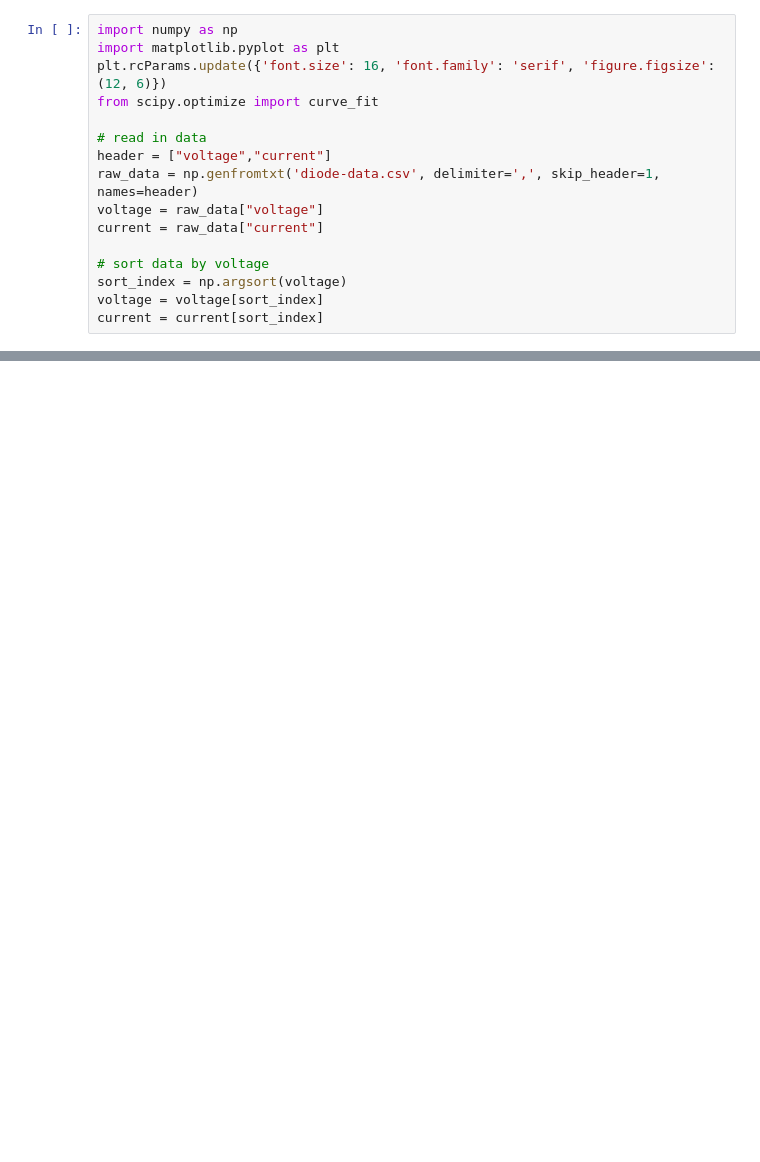
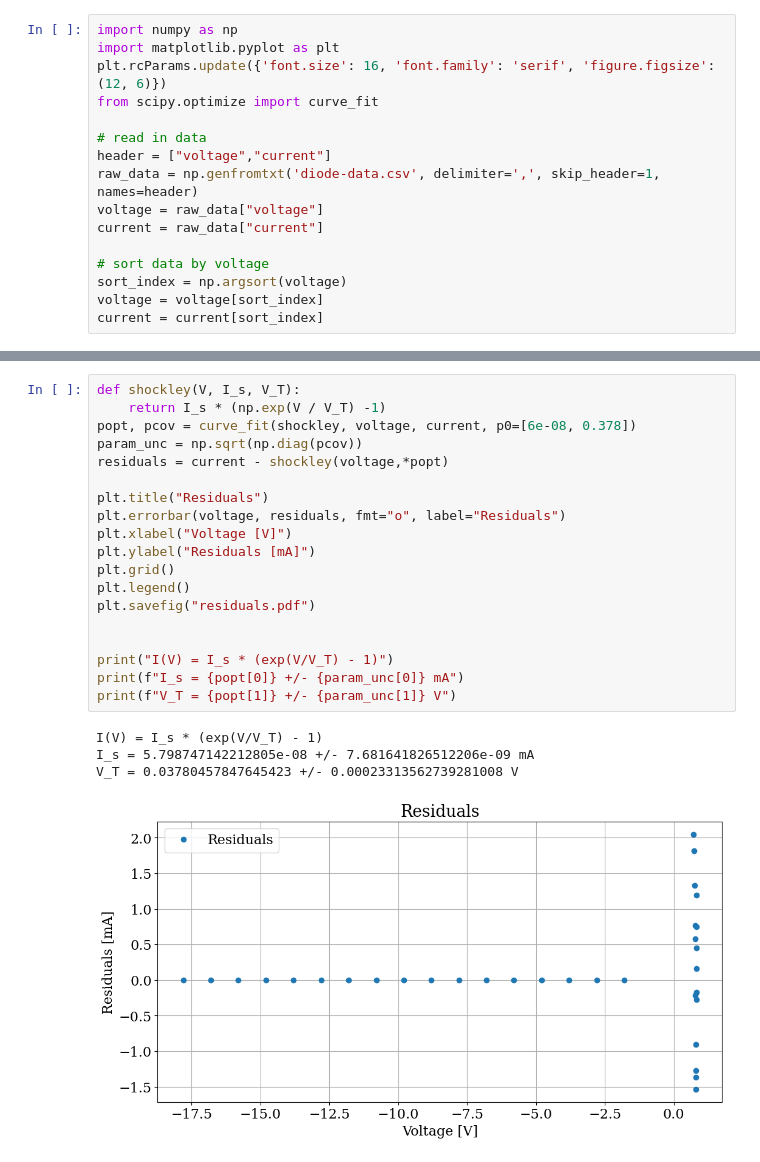
Before and after one commit to luke-wriglesworth/circuit-labs, a Jupyter notebook: diode/diode.ipynb, the cells around one changed output, grey strips where cells are left out. Saved outputs shown, nothing was run; the diff lists cells and outputs as text; blank space fills up the shorter version.

```diff
--- a/diode/diode.ipynb
+++ b/diode/diode.ipynb
@@ -27,0 +28,24 @@ fig.savefig("raw_data.pdf")
+# %%
+def shockley(V, I_s, V_T):
+    return I_s * (np.exp(V / V_T) -1)
+popt, pcov = curve_fit(shockley, voltage, current, p0=[6e-08, 0.378])
+param_unc = np.sqrt(np.diag(pcov))
+residuals = current - shockley(voltage,*popt)
+
+plt.title("Residuals")
+plt.errorbar(voltage, residuals, fmt="o", label="Residuals")
+plt.xlabel("Voltage [V]")
+plt.ylabel("Residuals [mA]")
+plt.grid()
+plt.legend()
+plt.savefig("residuals.pdf")
+
+
+print("I(V) = I_s * (exp(V/V_T) - 1)")
+print(f"I_s = {popt[0]} +/- {param_unc[0]} mA")
+print(f"V_T = {popt[1]} +/- {param_unc[1]} V")
+# %% [output]
+I(V) = I_s * (exp(V/V_T) - 1)
+I_s = 5.798747142212805e-08 +/- 7.681641826512206e-09 mA
+V_T = 0.03780457847645423 +/- 0.00023313562739281008 V
+[figure, added]
```
Also changed, not shown: parts of 2 cells of this notebook, 4 other files.
